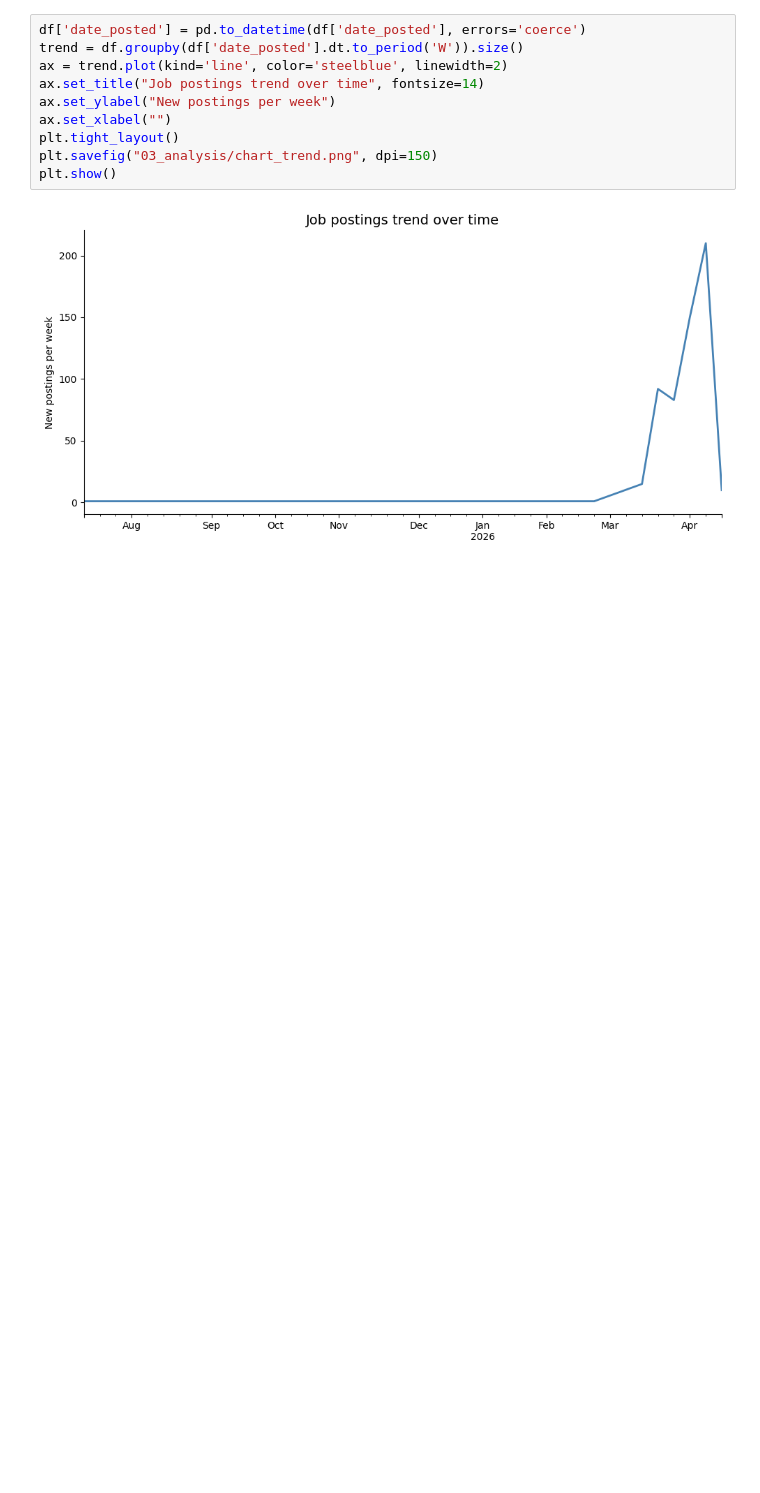
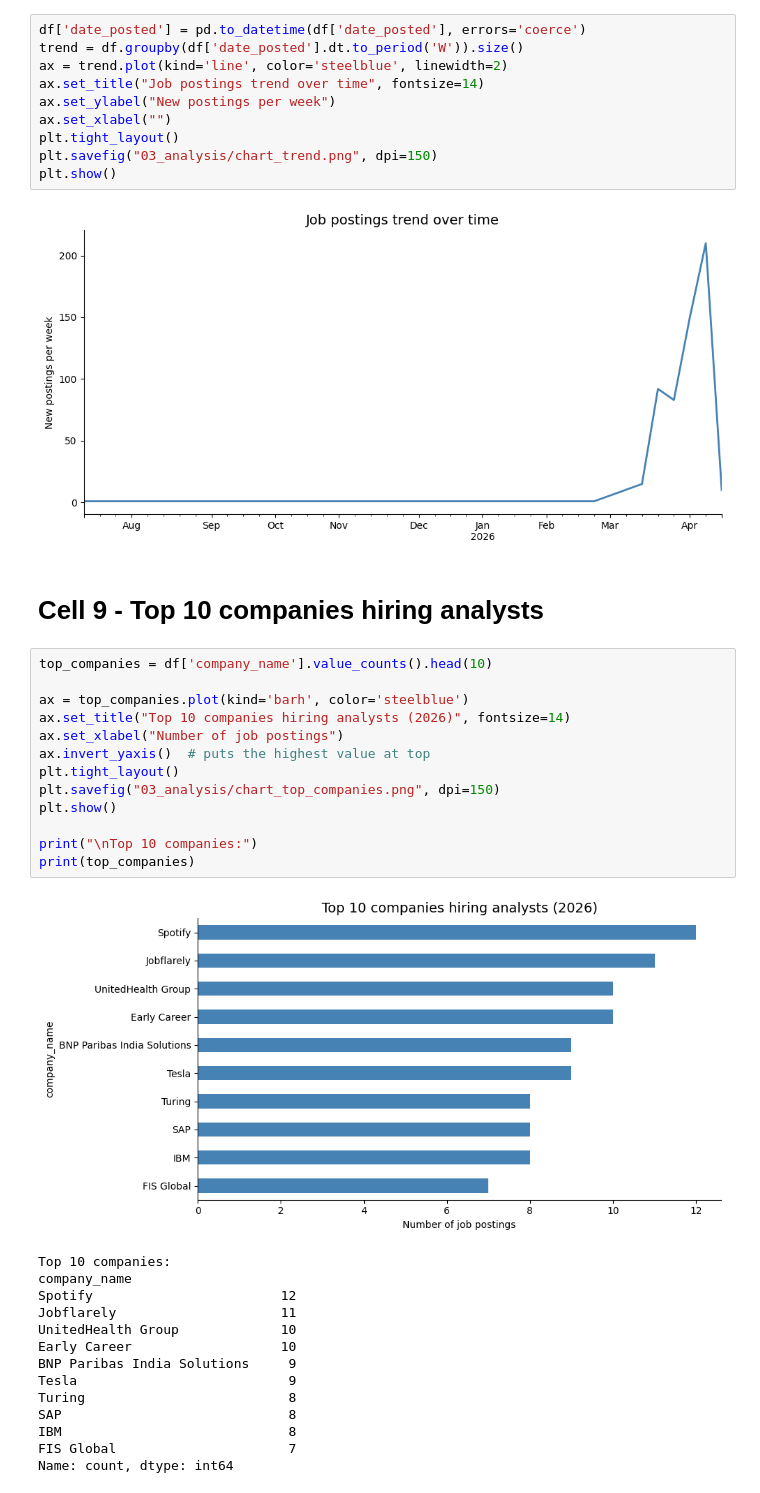
Before and after one commit to Jatin22sharma/Job-Market-Analytics, a Jupyter notebook: 03_analysis/analysis.ipynb, the cells around one changed output. Drawn from its saved outputs; the diff is of its cells as text; blank space fills up the shorter version.

Commit message:
added top 10 companies hiring in eda

```diff
--- a/03_analysis/analysis.ipynb
+++ b/03_analysis/analysis.ipynb
@@ -119,3 +119,33 @@ plt.savefig("03_analysis/chart_trend.png", dpi=150)
 plt.show()
 # %% [output]
 [figure]
+# %% [markdown]
+# Cell 9 - Top 10 companies hiring analysts
+# %%
+top_companies = df['company_name'].value_counts().head(10)
+
+ax = top_companies.plot(kind='barh', color='steelblue')
+ax.set_title("Top 10 companies hiring analysts (2026)", fontsize=14)
+ax.set_xlabel("Number of job postings")
+ax.invert_yaxis()  # puts the highest value at top
+plt.tight_layout()
+plt.savefig("03_analysis/chart_top_companies.png", dpi=150)
+plt.show()
+
+print("\nTop 10 companies:")
+print(top_companies)
+# %% [output]
+[figure, added]
+Top 10 companies:
+company_name
+Spotify                        12
+Jobflarely                     11
+UnitedHealth Group             10
+Early Career                   10
+BNP Paribas India Solutions     9
+Tesla                           9
+Turing                          8
+SAP                             8
+IBM                             8
+FIS Global                      7
+Name: count, dtype: int64
```
Also changed, not shown: 1 other file.
